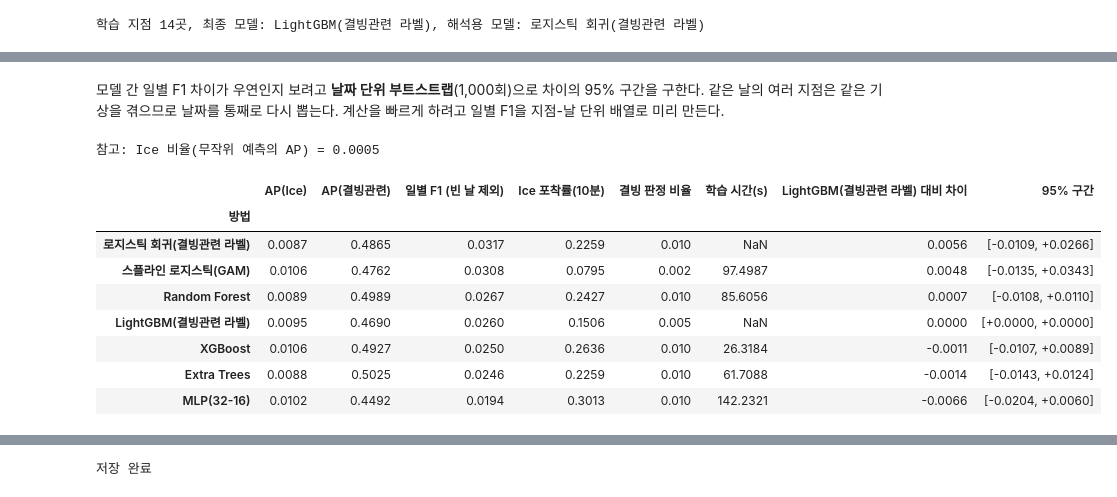
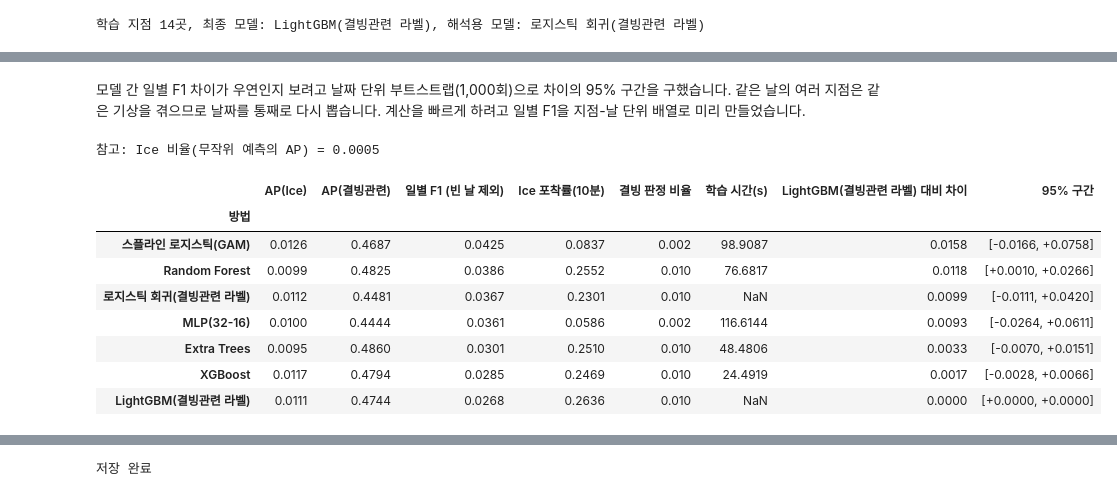
Before and after one commit to haksik-yummy/2026-2_AIcontest, a Jupyter notebook: notebooks/04_icing_classification/04-2_icing_experiments.ipynb, the cells around one changed output, grey strips where cells are left out. Saved outputs shown, nothing was run; the diff lists cells and outputs as text; code cells hidden in the pictures.

```diff
--- a/notebooks/04_icing_classification/04-2_icing_experiments.ipynb
+++ b/notebooks/04_icing_classification/04-2_icing_experiments.ipynb
@@ -150,6 +143,5 @@ MLP(32-16): 142s
 # %% [markdown]
-모델 간 일별 F1 차이가 우연인지 보려고 **날짜 단위 부트스트랩**(1,000회)으로 차이의 95% 구간을 구한다.
-같은 날의 여러 지점은 같은 기상을 겪으므로 날짜를 통째로 다시 뽑는다. 계산을 빠르게 하려고 일별 F1을 지점-날 단위 배열로 미리 만든다.
+모델 간 일별 F1 차이가 우연인지 보려고 날짜 단위 부트스트랩(1,000회)으로 차이의 95% 구간을 구했습니다. 같은 날의 여러 지점은 같은 기상을 겪으므로 날짜를 통째로 다시 뽑습니다. 계산을 빠르게 하려고 일별 F1을 지점-날 단위 배열로 미리 만들었습니다.
 # %%
 lab_rows = train_all["ice"].notna().to_numpy()
 stn_pos = {s: i for i, s in enumerate(stns)}
@@ -160,6 +152,7 @@ day_stn[day_key] = train_all.loc[lab_rows, "stn"].map(stn_pos).to_numpy()
 day_date = np.zeros(day_key.max() + 1, int)
 day_date[day_key] = pd.factorize(train_all.loc[lab_rows, "time"].dt.normalize())[0]
 y_lab = train_all.loc[lab_rows, "ice"].astype(int).to_numpy()
+stn_has_ice = np.bincount(day_stn, np.bincount(day_key, y_lab), len(stns)) > 0  # 실제 결빙이 없는 지점은 평균에서 뺀다
 
 
 def day_f1(pred):
@@ -173,11 +166,11 @@ def day_f1(pred):
 
 
 def mean_daily_f1(f1, ev, station_idx=None, date_w=None):
-    """지점별 평가일 평균 → 지점 평균 (daily_f1과 같은 값). date_w: 날짜별 부트스트랩 가중치."""
+    """실제 결빙이 있는 지점의 평가일 평균 → 지점 평균 (daily_f1과 같은 값). date_w: 날짜별 부트스트랩 가중치."""
     w = ev * (1.0 if date_w is None else date_w[day_date])
     s_sum = np.bincount(day_stn, f1 * w, len(stns))
     s_n = np.bincount(day_stn, w, len(stns))
-    per = np.where(s_n > 0, s_sum / np.where(s_n > 0, s_n, 1), np.nan)
+    per = np.where((s_n > 0) & stn_has_ice, s_sum / np.where(s_n > 0, s_n, 1), np.nan)
     return np.nanmean(per if station_idx is None else per[station_idx])
 
 
@@ -188,38 +181,38 @@ def best_thr_fast(score_vec, station_idx=None):
 
 
 related_ok = train_all["related"].notna().to_numpy()
 rows = []
 day_scores = {}
 for name in cmp_prob:
     prob = cmp_prob[name].to_numpy()
     thr, f1 = best_thr_fast(prob)
     day_scores[name] = day_f1(prob >= thr)
     rows.append({"방법": name, "AP(Ice)": average_precision_score(y_lab, prob[lab_rows]),
                  "AP(결빙관련)": average_precision_score(train_all.loc[related_ok, "related"], prob[related_ok]),
                  "일별 F1 (빈 날 제외)": f1, "Ice 포착률(10분)": (prob >= thr)[lab_rows][y_lab == 1].mean(),
                  "결빙 판정 비율": (prob >= thr).mean(), "학습 시간(s)": cmp_time.get(name, np.nan)})
 cmp_table = pd.DataFrame(rows).set_index("방법")
 
 n_dates = day_date.max() + 1
 rng = np.random.default_rng(SEED)
 boot_w = np.stack([np.bincount(rng.integers(0, n_dates, n_dates), minlength=n_dates) for _ in range(1000)])
 ref = FINAL if FINAL in cmp_prob else "LightGBM(결빙관련 라벨)"
 ref_boot = np.array([mean_daily_f1(*day_scores[ref], date_w=w) for w in boot_w])
 for name in cmp_prob:
     diff = np.array([mean_daily_f1(*day_scores[name], date_w=w) for w in boot_w]) - ref_boot
     cmp_table.loc[name, f"{ref} 대비 차이"] = cmp_table.loc[name, "일별 F1 (빈 날 제외)"] - cmp_table.loc[ref, "일별 F1 (빈 날 제외)"]
     cmp_table.loc[name, "95% 구간"] = f"[{np.quantile(diff, 0.025):+.4f}, {np.quantile(diff, 0.975):+.4f}]"
 print("참고: Ice 비율(무작위 예측의 AP) =", round(y_lab.mean(), 5))
 cmp_table.sort_values("일별 F1 (빈 날 제외)", ascending=False).round(4)
 # %% [output]
 참고: Ice 비율(무작위 예측의 AP) = 0.0005
 |  | AP(Ice) | AP(결빙관련) | 일별 F1 (빈 날 제외) | Ice 포착률(10분) | 결빙 판정 비율 | 학습 시간(s) | LightGBM(결빙관련 라벨) 대비 차이 | 95% 구간 |
 | 방법 |  |  |  |  |  |  |  |  |
-| 로지스틱 회귀(결빙관련 라벨) | 0.0087 | 0.4865 | 0.0317 | 0.2259 | 0.010 | NaN | 0.0056 | [-0.0109, +0.0266] |
-| 스플라인 로지스틱(GAM) | 0.0106 | 0.4762 | 0.0308 | 0.0795 | 0.002 | 97.4987 | 0.0048 | [-0.0135, +0.0343] |
-| Random Forest | 0.0089 | 0.4989 | 0.0267 | 0.2427 | 0.010 | 85.6056 | 0.0007 | [-0.0108, +0.0110] |
-| LightGBM(결빙관련 라벨) | 0.0095 | 0.4690 | 0.0260 | 0.1506 | 0.005 | NaN | 0.0000 | [+0.0000, +0.0000] |
-| XGBoost | 0.0106 | 0.4927 | 0.0250 | 0.2636 | 0.010 | 26.3184 | -0.0011 | [-0.0107, +0.0089] |
-| Extra Trees | 0.0088 | 0.5025 | 0.0246 | 0.2259 | 0.010 | 61.7088 | -0.0014 | [-0.0143, +0.0124] |
-| MLP(32-16) | 0.0102 | 0.4492 | 0.0194 | 0.3013 | 0.010 | 142.2321 | -0.0066 | [-0.0204, +0.0060] |
+| 스플라인 로지스틱(GAM) | 0.0126 | 0.4687 | 0.0425 | 0.0837 | 0.002 | 98.9087 | 0.0158 | [-0.0166, +0.0758] |
+| Random Forest | 0.0099 | 0.4825 | 0.0386 | 0.2552 | 0.010 | 76.6817 | 0.0118 | [+0.0010, +0.0266] |
+| 로지스틱 회귀(결빙관련 라벨) | 0.0112 | 0.4481 | 0.0367 | 0.2301 | 0.010 | NaN | 0.0099 | [-0.0111, +0.0420] |
+| MLP(32-16) | 0.0100 | 0.4444 | 0.0361 | 0.0586 | 0.002 | 116.6144 | 0.0093 | [-0.0264, +0.0611] |
+| Extra Trees | 0.0095 | 0.4860 | 0.0301 | 0.2510 | 0.010 | 48.4806 | 0.0033 | [-0.0070, +0.0151] |
+| XGBoost | 0.0117 | 0.4794 | 0.0285 | 0.2469 | 0.010 | 24.4919 | 0.0017 | [-0.0028, +0.0066] |
+| LightGBM(결빙관련 라벨) | 0.0111 | 0.4744 | 0.0268 | 0.2636 | 0.010 | NaN | 0.0000 | [+0.0000, +0.0000] |
 # %% [markdown]
```
Also changed, not shown: parts of 20 cells of this notebook.
